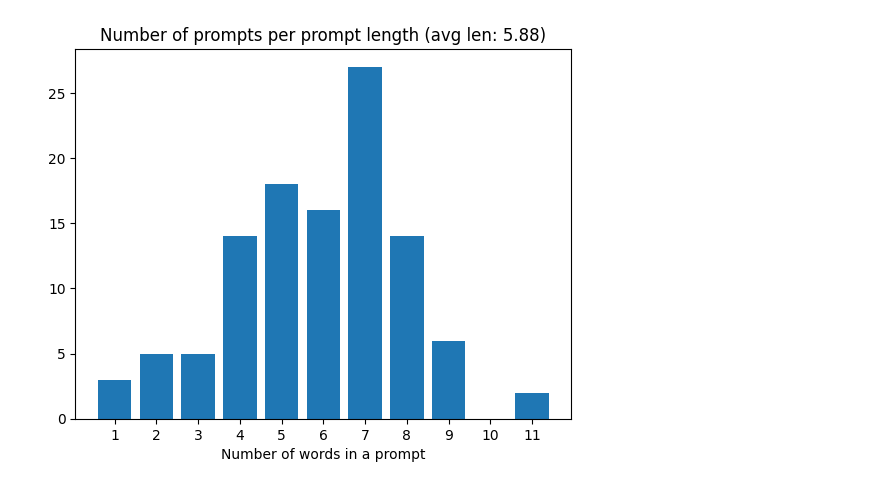
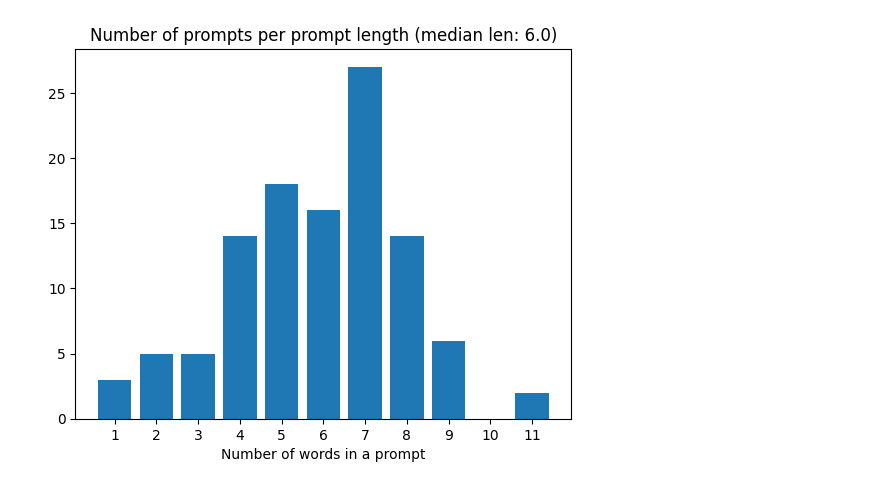
Before and after one commit to HrishitaC/InsideOut2, a Jupyter notebook: Code/visualisation.ipynb, the cells around one changed output. Drawn from its saved outputs; the diff is of its cells as text; code cells hidden in the pictures.

```diff
--- a/Code/visualisation.ipynb
+++ b/Code/visualisation.ipynb
@@ -1,19 +1,19 @@
 # %%
 import pandas as pd
 import matplotlib.pyplot as plt
 import numpy as np
 
 final_queries = pd.read_csv("../Data/Queries_IT_final.csv")
 
 query_lengths = final_queries.query_len.value_counts().sort_index().keys().tolist()
 query_len_counts = final_queries.query_len.value_counts().sort_index().values.tolist()
 # print(query_lengths, query_len_counts)
 
 fig = plt.figure()
 ax = plt.bar(query_lengths, query_len_counts)
 plt.xticks(list(range(min(query_lengths), max(query_lengths)+1)))
 plt.xlabel("Number of words in a prompt")
-plt.title("Number of prompts per prompt length (avg len: " + str(round(np.average(final_queries.query_len), 2)) + ")")
+plt.title("Number of prompts per prompt length (median len: " + str(round(np.median(final_queries.query_len), 2)) + ")")
 plt.show()
 # %% [output]
-[figure, old version]
+[figure, new version]
```
Also changed, not shown: parts of 4 cells of this notebook, 6 other files.
